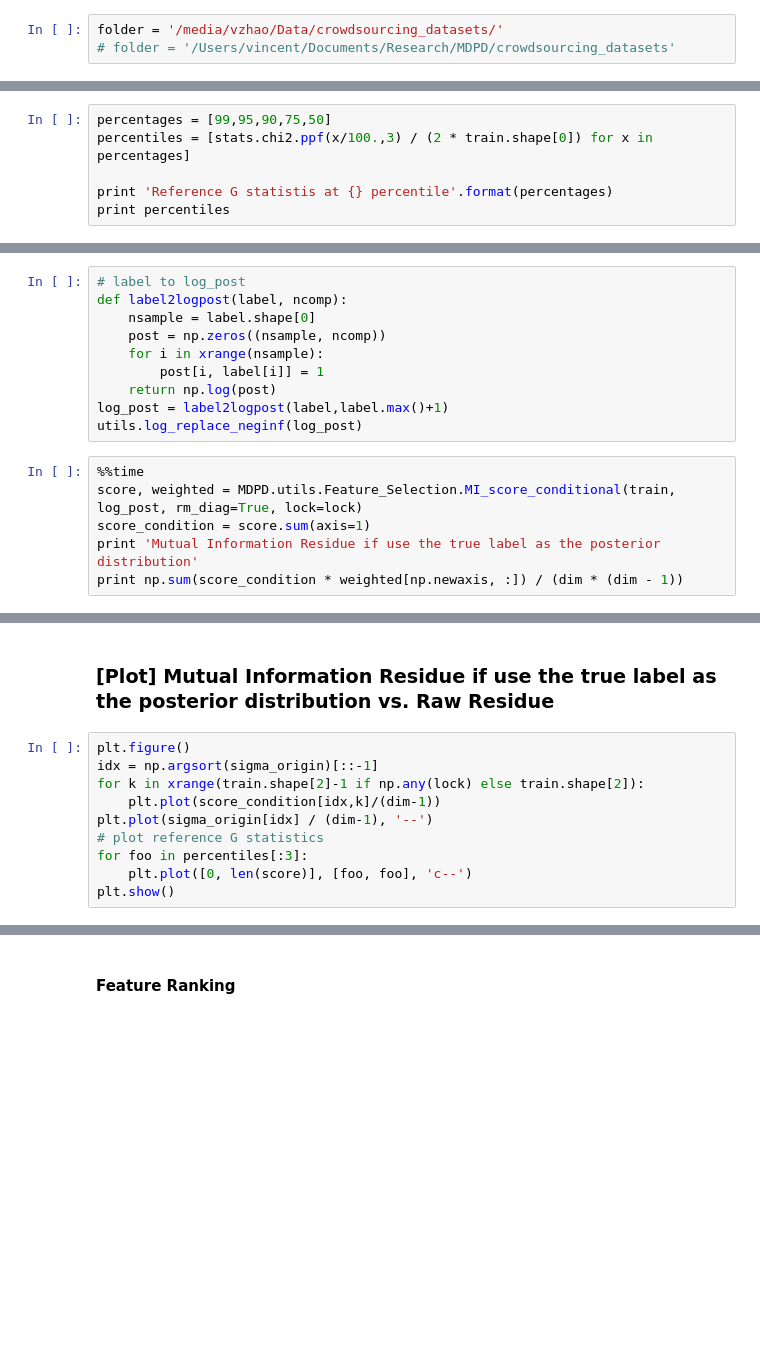
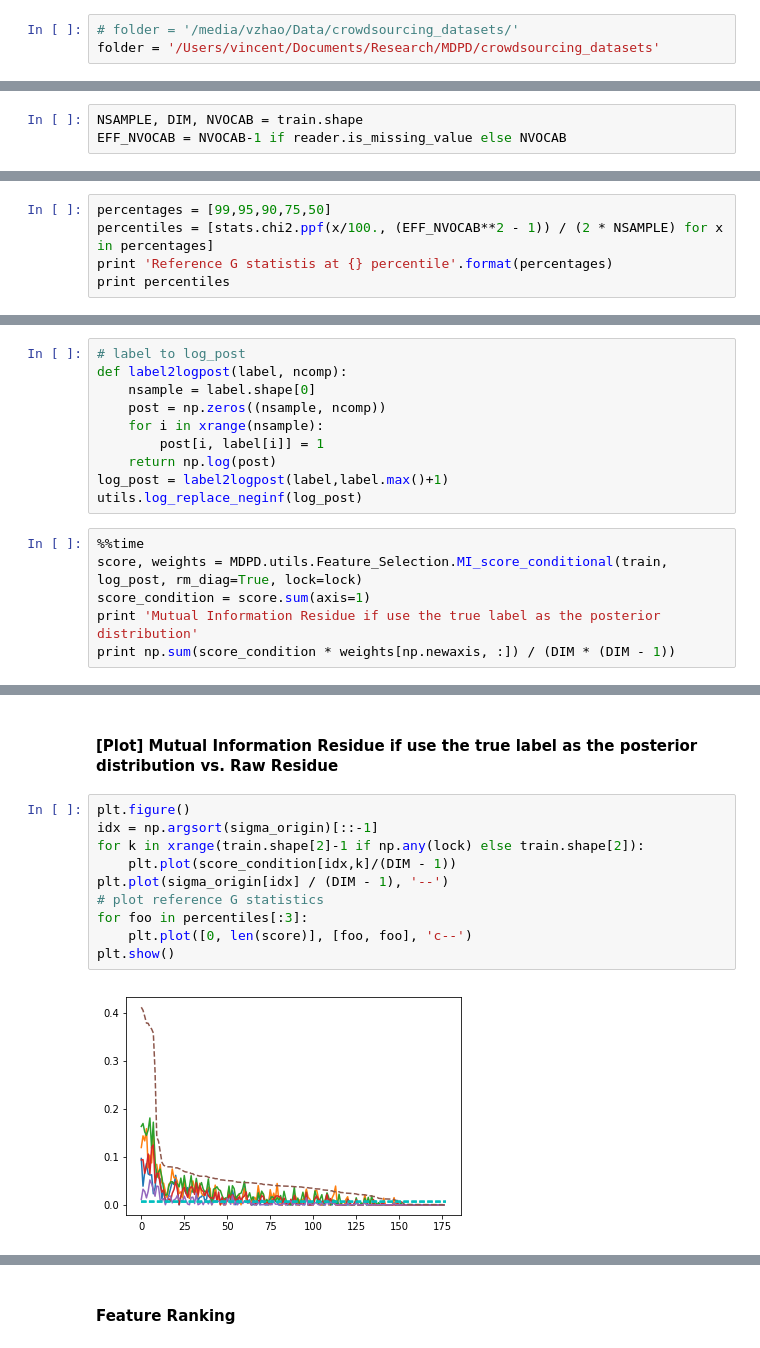
Before and after one commit to zyzzhaoyuzhe/MDPD, a Jupyter notebook: python/Crowdsourcing.ipynb, the cells around one changed output, grey strips where cells are left out. Drawn from its saved outputs; the diff is of its cells as text; blank space fills up the shorter version.

Commit message:
pmi with lock

```diff
--- a/python/Crowdsourcing.ipynb
+++ b/python/Crowdsourcing.ipynb
@@ -17,8 +17,8 @@ import matplotlib
 ----
 ## Read Data
 # %%
-folder = '/media/vzhao/Data/crowdsourcing_datasets/'
-# folder = '/Users/vincent/Documents/Research/MDPD/crowdsourcing_datasets'
+# folder = '/media/vzhao/Data/crowdsourcing_datasets/'
+folder = '/Users/vincent/Documents/Research/MDPD/crowdsourcing_datasets'
 # %%
 reader = Crowd_Sourcing_Readers(os.path.join(folder, 'bird', 'bluebird_crowd.txt'), os.path.join(folder, 'bird', 'bluebird_truth.txt'))
 train, label = reader.data, reader.labels
@@ -54,3 +56,6 @@ print train.shape
+# %%
+NSAMPLE, DIM, NVOCAB = train.shape
+EFF_NVOCAB = NVOCAB-1 if reader.is_missing_value else NVOCAB
 # %% [markdown]
 ---
 ## Analysis
@@ -71,7 +75,6 @@ Wall time: 50.3 ms
 #### Reference G Statistics
 # %%
 percentages = [99,95,90,75,50]
-percentiles = [stats.chi2.ppf(x/100.,3) / (2 * train.shape[0]) for x in percentages]
-
+percentiles = [stats.chi2.ppf(x/100., (EFF_NVOCAB**2 - 1)) / (2 * NSAMPLE) for x in percentages]
 print 'Reference G statistis at {} percentile'.format(percentages)
 print percentiles
@@ -89,7 +95,7 @@ log_post = label2logpost(label,label.max()+1)
 utils.log_replace_neginf(log_post)
 # %%
 %%time
-score, weighted = MDPD.utils.Feature_Selection.MI_score_conditional(train, log_post, rm_diag=True, lock=lock)
+score, weights = MDPD.utils.Feature_Selection.MI_score_conditional(train, log_post, rm_diag=True, lock=lock)
 score_condition = score.sum(axis=1)
 print 'Mutual Information Residue if use the true label as the posterior distribution'
-print np.sum(score_condition * weighted[np.newaxis, :]) / (dim * (dim - 1))
+print np.sum(score_condition * weights[np.newaxis, :]) / (DIM * (DIM - 1))
@@ -96,14 +107,16 @@ print np.sum(score_condition * weighted[np.newaxis, :]) / (dim * (dim - 1))
 # %% [markdown]
-### [Plot] Mutual Information Residue if use the true label as the posterior distribution vs. Raw Residue
+#### [Plot] Mutual Information Residue if use the true label as the posterior distribution vs. Raw Residue
 # %%
 plt.figure()
 idx = np.argsort(sigma_origin)[::-1]
 for k in xrange(train.shape[2]-1 if np.any(lock) else train.shape[2]):
-    plt.plot(score_condition[idx,k]/(dim-1))
-plt.plot(sigma_origin[idx] / (dim-1), '--')
+    plt.plot(score_condition[idx,k]/(DIM - 1))
+plt.plot(sigma_origin[idx] / (DIM - 1), '--')
 # plot reference G statistics
 for foo in percentiles[:3]:
     plt.plot([0, len(score)], [foo, foo], 'c--')
 plt.show()
+# %% [output]
+[figure, added]
 # %%
 plt.figure()
```
Also changed, not shown: parts of 22 cells of this notebook, 4 other files.
